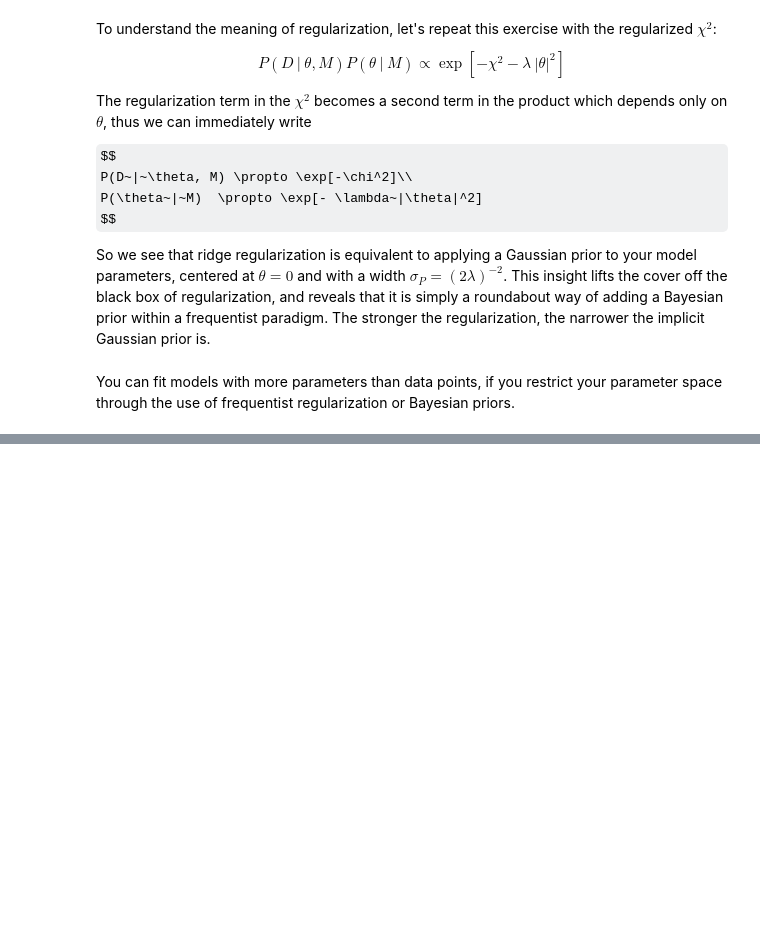
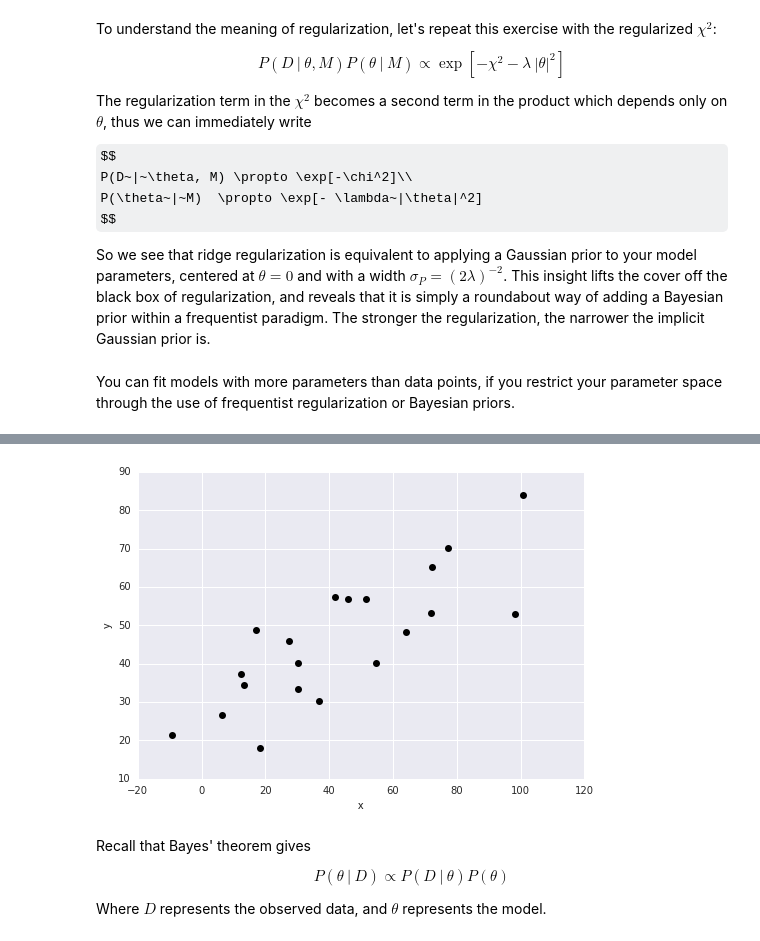
Before and after one commit to toastmaker/5bss, a Jupyter notebook: notebooks/Simple Statistics.ipynb, the cells around one changed output, grey strips where cells are left out. Cells and saved outputs as stored; diff of their text form; code cells hidden in the pictures; some formulas as TeX source; blank space fills up the shorter version.

```diff
--- a/notebooks/Simple Statistics.ipynb
+++ b/notebooks/Simple Statistics.ipynb
@@ -954,0 +1078,23 @@ You can fit models with more parameters than data points, if you restrict your p
+# %%
+np.random.seed(42)
+theta_true = (25, 0.5)
+xdata = 100 * np.random.random(20)
+ydata = theta_true[0] + theta_true[1] * xdata
+
+# add scatter to points
+xdata = np.random.normal(xdata, 10)
+ydata = np.random.normal(ydata, 10)
+# %%
+plt.plot(xdata, ydata, 'ok')
+plt.xlabel('x')
+plt.ylabel('y');
+# %% [output]
+[figure, added]
+# %% [markdown]
+Recall that Bayes' theorem gives
+
+$$
+P(\theta~|~D) \propto P(D~|~\theta) P(\theta)
+$$
+
+Where $D$ represents the observed data, and $\theta$ represents the model.
```
Also changed, not shown: parts of 31 cells of this notebook, 15 other files.
